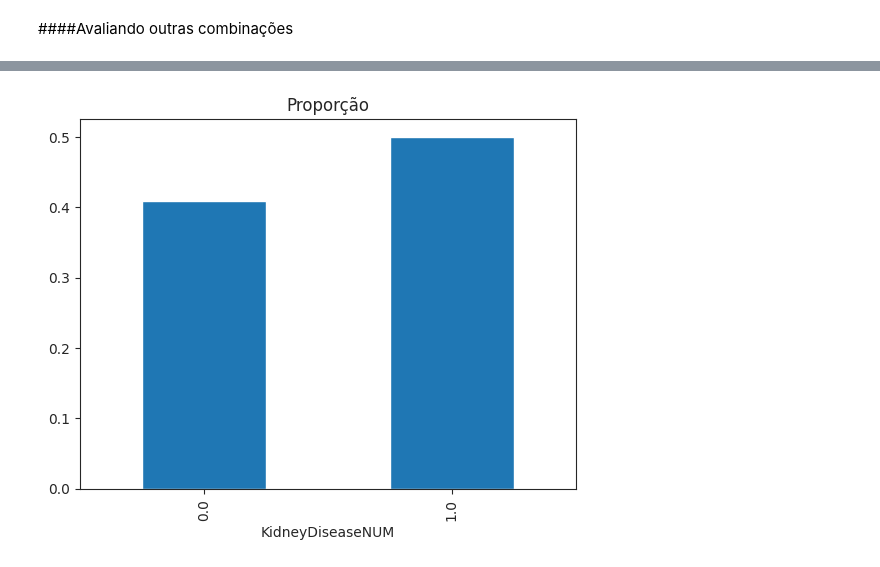
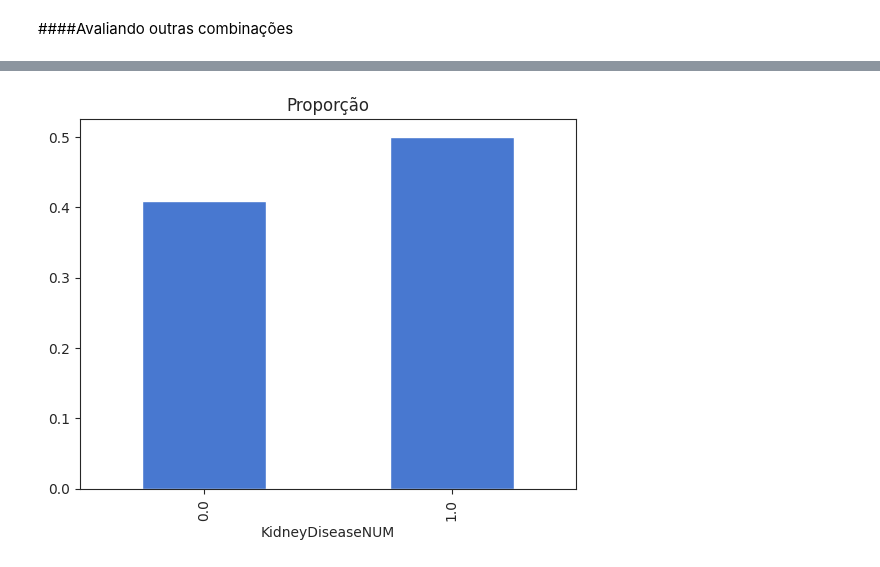
Before and after one commit to samueljos3/ProjetoHeartDisease, a Jupyter notebook: ProjetoHeartDiseaseFIM.ipynb, the cells around one changed output, grey strips where cells are left out. Cells and saved outputs as stored; diff of their text form; code cells hidden in the pictures.

```diff
--- a/ProjetoHeartDiseaseFIM.ipynb
+++ b/ProjetoHeartDiseaseFIM.ipynb
@@ -483,6 +485,7 @@ df['DiabeticNUM'] = df['Diabetic'].replace({"Yes": 1.0, "No": 0.0, "No, borderli
 ####Avaliando outras combinações
 # %%
 proporcao2 = df.groupby('BMI_Classification')['DiabeticNUM'].mean()
+sns.set_palette("muted")
 proporcao2.plot(kind='bar')
 plt.title('Proporção')
 plt.show()
@@ -491,5 +494,6 @@ plt.show()
 # %%
 proporcao2 = df.groupby('BMI_Classification')['DiffWalkingNUM'].mean()
+sns.set_palette("muted")
 proporcao2.plot(kind='bar')
 plt.title('Proporção')
 plt.show()
@@ -498,5 +502,6 @@ plt.show()
 # %%
 proporcao2 = df.groupby('BMI_Classification')['PhysicalActivityNUM'].mean()
+sns.set_palette("muted")
 proporcao2.plot(kind='bar')
 plt.title('Proporção')
 plt.show()
@@ -505,10 +510,11 @@ plt.show()
 # %%
 proporcao2 = df.groupby('KidneyDiseaseNUM')['SmokingNUM'].mean()
+sns.set_palette("muted")
 proporcao2.plot(kind='bar')
 plt.title('Proporção')
 plt.show()
 # %% [output]
-[figure, old version]
+[figure, new version]
 # %%
 df_novo = df[(df['Smoking'] == 'Yes') &
              (df['AlcoholDrinking'] == 'No') &
```
Also changed, not shown: parts of 26 cells of this notebook.
